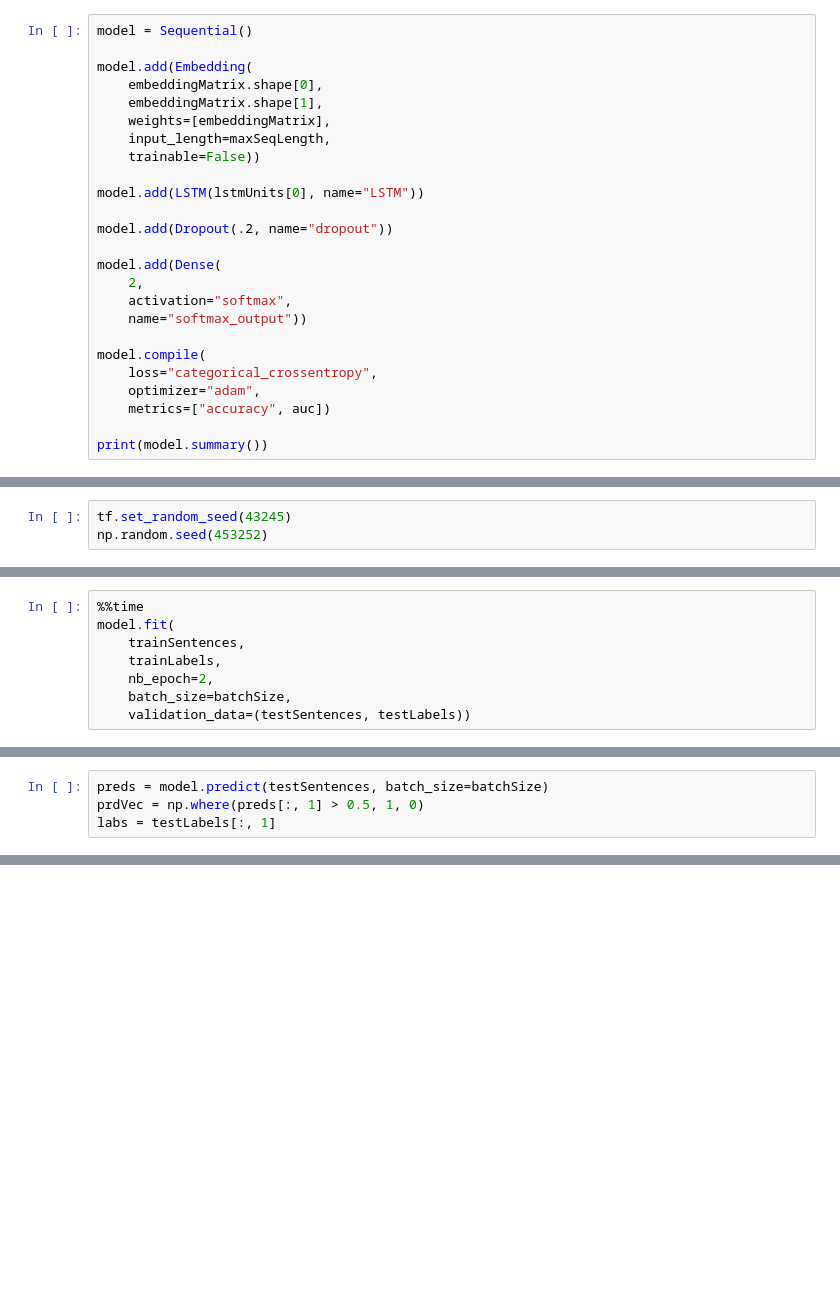
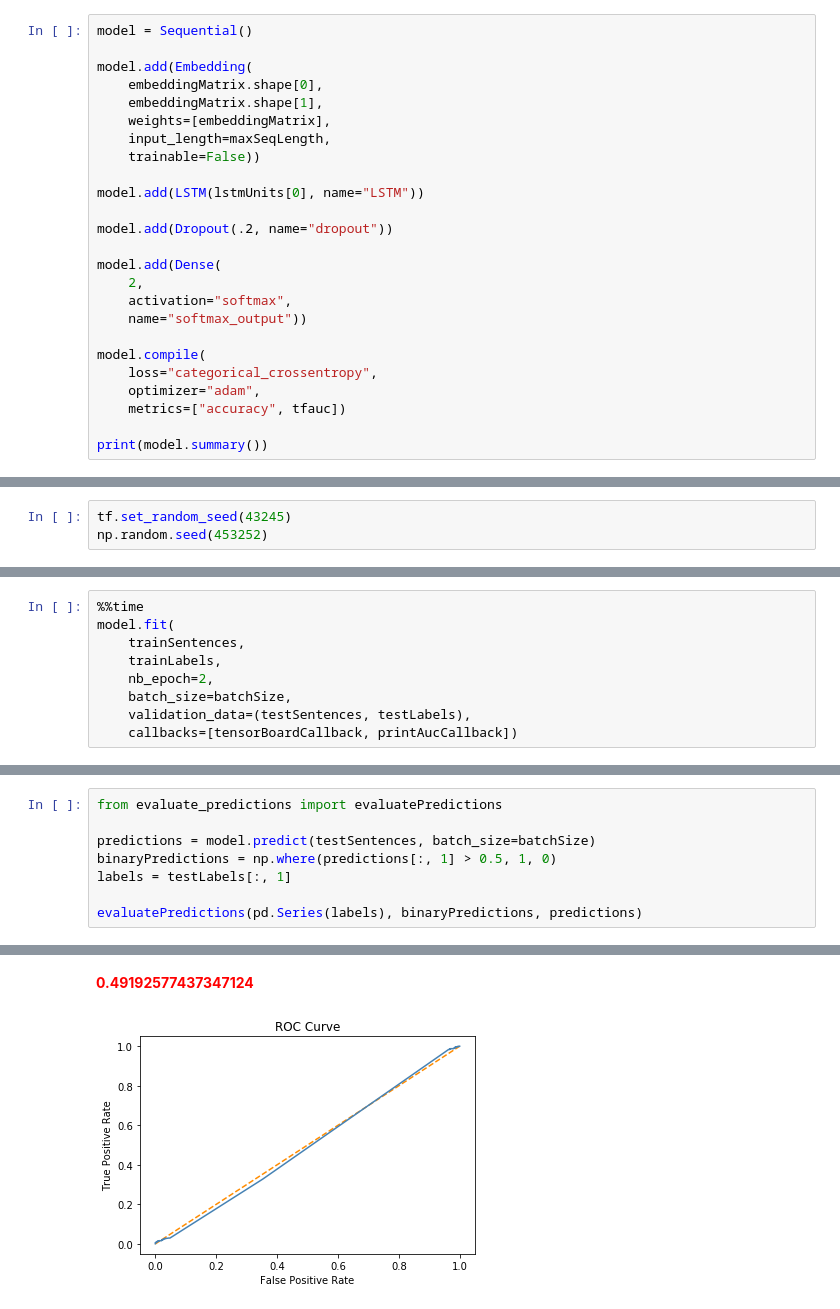
Before and after one commit to richwkc/Kaggle-Toxic-Comment-Classification-Challenge, a Jupyter notebook: word2vec-then-rnn-optimal-parameters.ipynb, the cells around one changed output, grey strips where cells are left out. Cells and saved outputs as stored; diff of their text form; blank space fills up the shorter version.

```diff
--- a/word2vec-then-rnn-optimal-parameters.ipynb
+++ b/word2vec-then-rnn-optimal-parameters.ipynb
@@ -172,7 +165,7 @@ model.add(Dense(
 model.compile(
     loss="categorical_crossentropy",
     optimizer="adam",
-    metrics=["accuracy", auc])
+    metrics=["accuracy", tfauc])
 
 print(model.summary())
 # %% [output]
@@ -202,7 +207,8 @@ model.fit(
     trainLabels,
     nb_epoch=2,
     batch_size=batchSize,
-    validation_data=(testSentences, testLabels))
+    validation_data=(testSentences, testLabels),
+    callbacks=[tensorBoardCallback, printAucCallback])
 # %% [output]
 Train on 10000 samples, validate on 10000 samples
 Epoch 1/2
@@ -215,4 +232,9 @@ Wall time: 1min 32s
 # %%
-preds = model.predict(testSentences, batch_size=batchSize)
-prdVec = np.where(preds[:, 1] > 0.5, 1, 0)
-labs = testLabels[:, 1]
+from evaluate_predictions import evaluatePredictions
+
+predictions = model.predict(testSentences, batch_size=batchSize)
+binaryPredictions = np.where(predictions[:, 1] > 0.5, 1, 0)
+labels = testLabels[:, 1]
+
+evaluatePredictions(pd.Series(labels), binaryPredictions, predictions)
+# %% [output]
@@ -218,0 +254,2 @@ labs = testLabels[:, 1]
+0.49192577437347124
+[figure, added]
```
Also changed, not shown: parts of 17 cells of this notebook, 5 other files.
